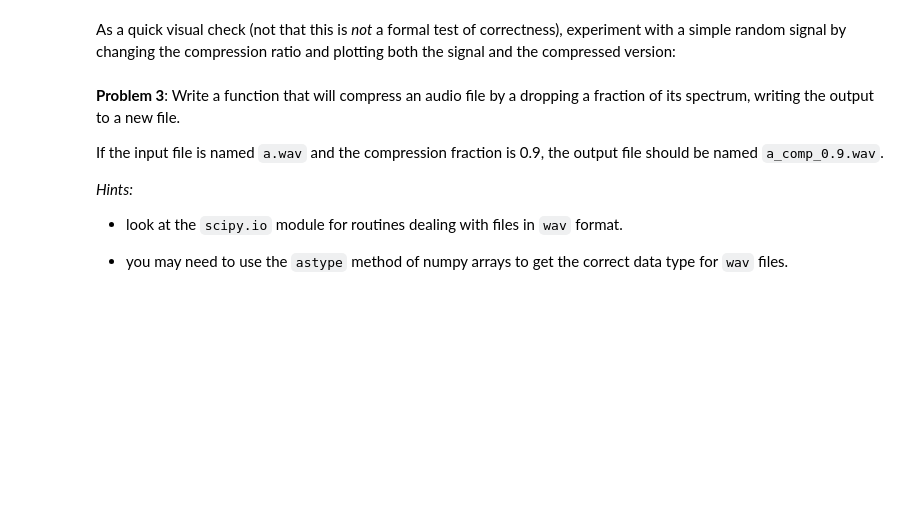
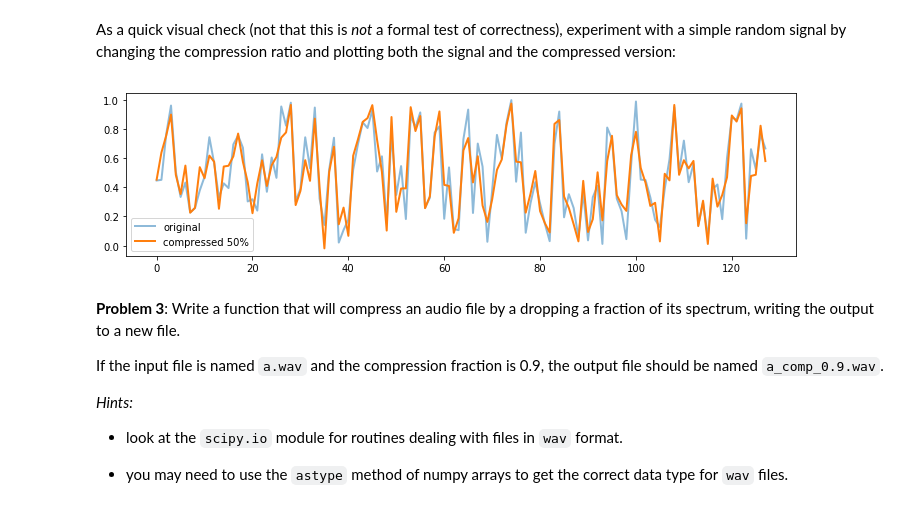
Before and after one commit to samuel-badman/ay250-homework-badman, a Jupyter notebook: hw_1/hw_1_assignment.ipynb, the cells around one changed output. Drawn from its saved outputs; the diff is of its cells as text; code cells hidden in the pictures; blank space fills up the shorter version.

```diff
--- a/hw_1/hw_1_assignment.ipynb
+++ b/hw_1/hw_1_assignment.ipynb
@@ -191,20 +274,33 @@ def compress_signal(x, fraction):
     x_approx : array
       1-d real array reconstructed after having compressed the input.
     """
-    # your code here
+    if fraction < 0 or fraction > 1  :
+        raise ValueError('Fraction must be >0, < 1')
+    # Get Frequency Spectrum by computing the real fft of the signal x
+    spec = np.fft.rfft(x)
+    # Rank the frequency channels by their power
+    channels_sorted = np.argsort(np.abs(spec))
+    # Set the weakest <fraction> of frequencies to 0
+    spec[channels_sorted[:int(fraction*spec.size)]] = 0
+    #Inverse FFT the compressed spectrum to obtain the compressed
+    # time series
+    x_approx = np.fft.irfft(spec)
+    return x_approx
 # %% [markdown]
 As a quick visual check (not that this is *not* a formal test of correctness), experiment with a simple random signal by changing the compression ratio and plotting both the signal and the compressed version:
 # %%
 x = np.random.rand(128)
 # %%
-fraction = 0.6  # play changing this in the 0-1 range
+fraction = 0.5 # play changing this in the 0-1 range
 
 xa = compress_signal(x, fraction)
 
 plt.figure(figsize=(12,3))
 plt.plot(x, alpha=0.5, lw=2, label='original')
 plt.plot(xa, lw=2, label='compressed {0:.0%}'.format(fraction))
 plt.legend();
+# %% [output]
+[figure, added]
 # %% [markdown]
 **Problem 3**: Write a function that will compress an audio file by a dropping a fraction of its spectrum, writing the output to a new file.
 
```
Also changed, not shown: parts of 30 cells of this notebook, 1 other file.
